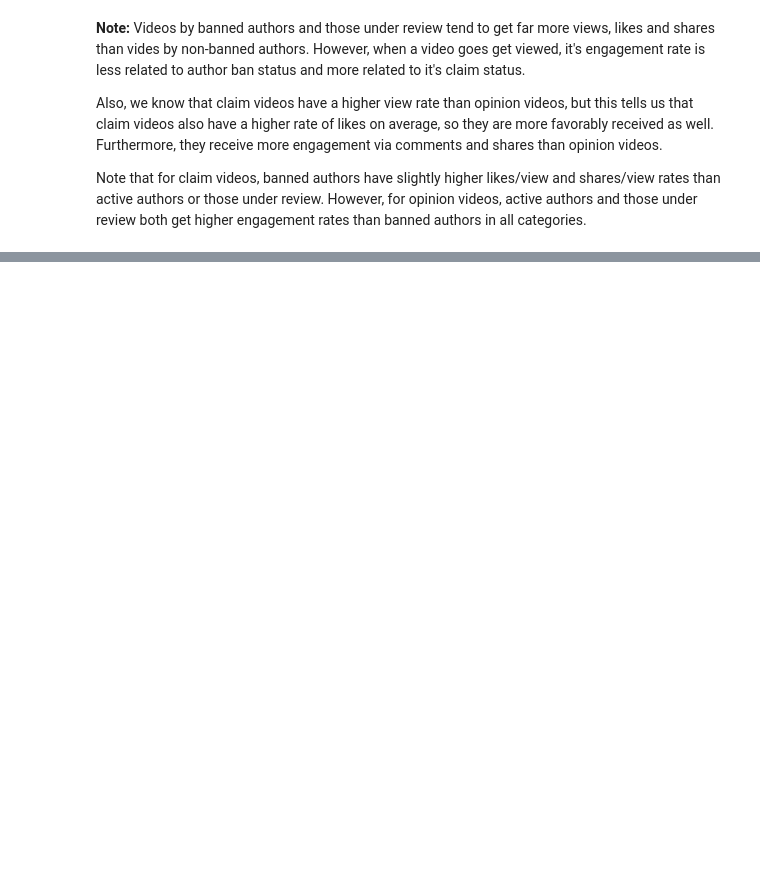
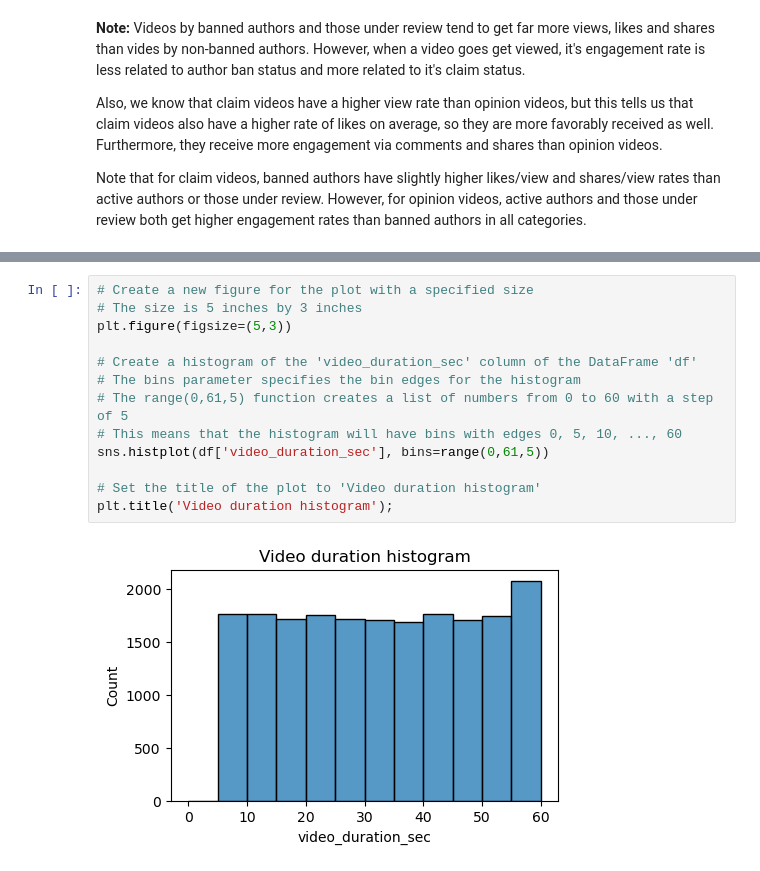
Before and after one commit to allan-gadelha/Google-Advanced-Data-Analytics-Portfolio, a Jupyter notebook: TikTok/notebooks/analysis.ipynb, the cells around one changed output, grey strips where cells are left out. Drawn from its saved outputs; the diff is of its cells as text; blank space fills up the shorter version.

```diff
--- a/TikTok/notebooks/analysis.ipynb
+++ b/TikTok/notebooks/analysis.ipynb
@@ -304,0 +342,15 @@ Note that for claim videos, banned authors have slightly higher likes/view and s
+# %%
+# Create a new figure for the plot with a specified size
+# The size is 5 inches by 3 inches
+plt.figure(figsize=(5,3))
+
+# Create a histogram of the 'video_duration_sec' column of the DataFrame 'df'
+# The bins parameter specifies the bin edges for the histogram
+# The range(0,61,5) function creates a list of numbers from 0 to 60 with a step of 5
+# This means that the histogram will have bins with edges 0, 5, 10, ..., 60
+sns.histplot(df['video_duration_sec'], bins=range(0,61,5))
+
+# Set the title of the plot to 'Video duration histogram'
+plt.title('Video duration histogram');
+# %% [output]
+[figure, added]
```
Also changed, not shown: parts of 48 cells of this notebook.
